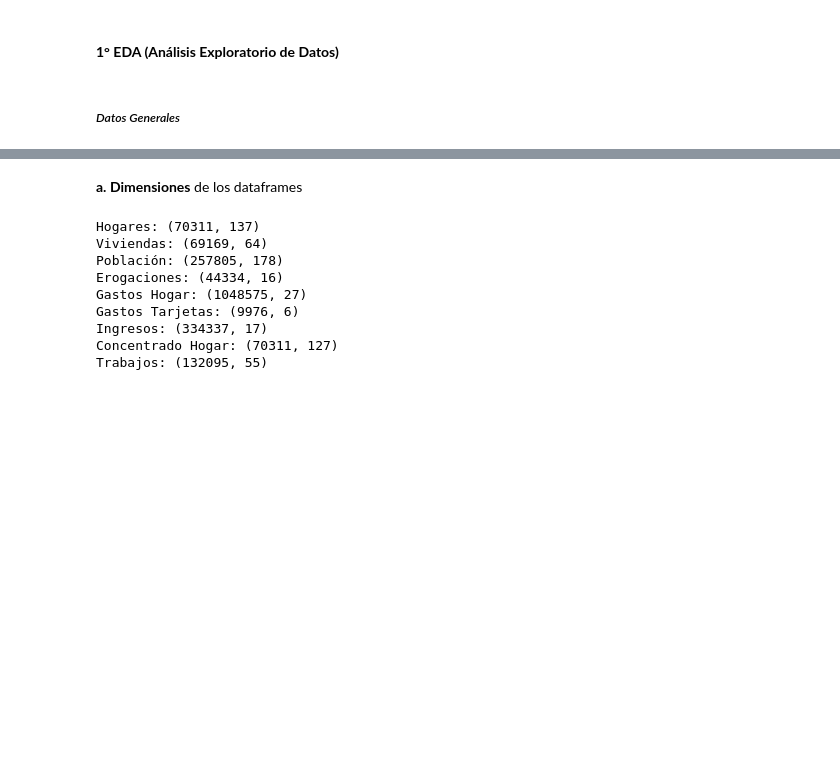
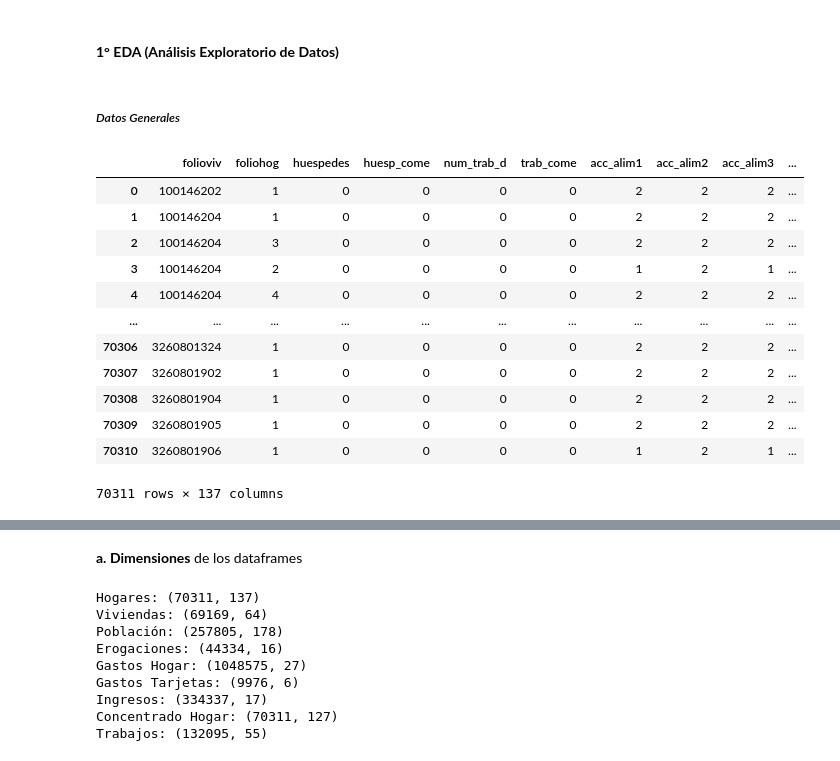
Before and after one commit to darmasrmez/ENIGH-project, a Jupyter notebook: EDA-CLEAN-ENIGH.ipynb, the cells around one changed output, grey strips where cells are left out. Saved outputs shown, nothing was run; the diff lists cells and outputs as text; code cells hidden in the pictures; blank space fills up the shorter version.

```diff
--- a/EDA-CLEAN-ENIGH.ipynb
+++ b/EDA-CLEAN-ENIGH.ipynb
@@ -56,3 +56,19 @@ trabajos = pd.read_csv('datasets-ENIGH/conjunto_de_datos_trabajos_enigh_2016_ns/
 #### **1° EDA (Análisis Exploratorio de Datos)**
 # %% [markdown]
 ##### *Datos Generales*
+# %%
+hogares
+# %% [output]
+|  | folioviv | foliohog | huespedes | huesp_come | num_trab_d | trab_come | acc_alim1 | acc_alim2 | acc_alim3 | ... |
+| 0 | 100146202 | 1 | 0 | 0 | 0 | 0 | 2 | 2 | 2 | ... |
+| 1 | 100146204 | 1 | 0 | 0 | 0 | 0 | 2 | 2 | 2 | ... |
+| 2 | 100146204 | 3 | 0 | 0 | 0 | 0 | 2 | 2 | 2 | ... |
+| 3 | 100146204 | 2 | 0 | 0 | 0 | 0 | 1 | 2 | 1 | ... |
+| 4 | 100146204 | 4 | 0 | 0 | 0 | 0 | 2 | 2 | 2 | ... |
+| ... | ... | ... | ... | ... | ... | ... | ... | ... | ... | ... |
+| 70306 | 3260801324 | 1 | 0 | 0 | 0 | 0 | 2 | 2 | 2 | ... |
+| 70307 | 3260801902 | 1 | 0 | 0 | 0 | 0 | 2 | 2 | 2 | ... |
+| 70308 | 3260801904 | 1 | 0 | 0 | 0 | 0 | 2 | 2 | 2 | ... |
+| 70309 | 3260801905 | 1 | 0 | 0 | 0 | 0 | 2 | 2 | 2 | ... |
+| 70310 | 3260801906 | 1 | 0 | 0 | 0 | 0 | 1 | 2 | 1 | ... |
+70311 rows × 137 columns
```
Also changed, not shown: parts of 1 cell of this notebook.
